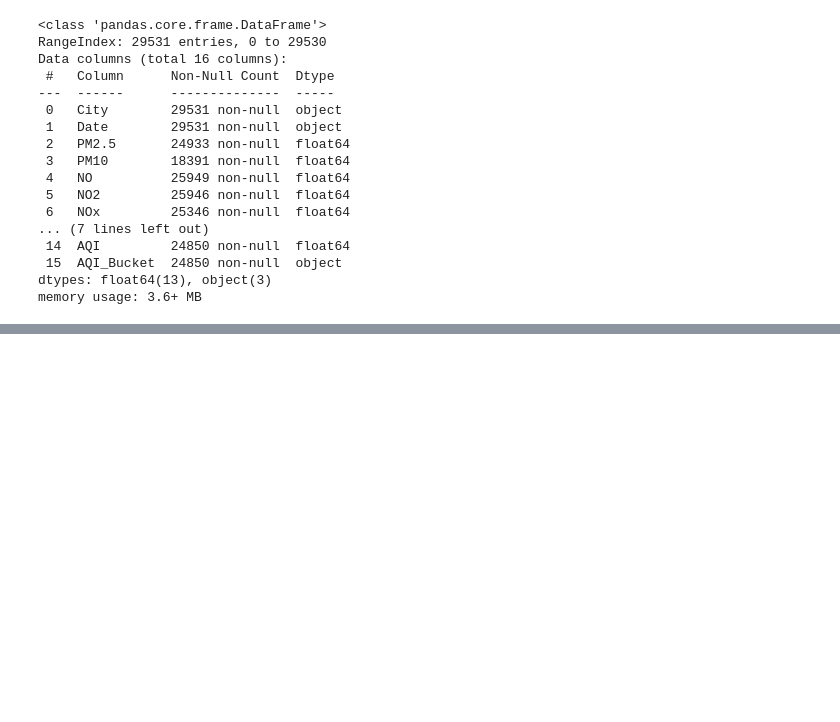
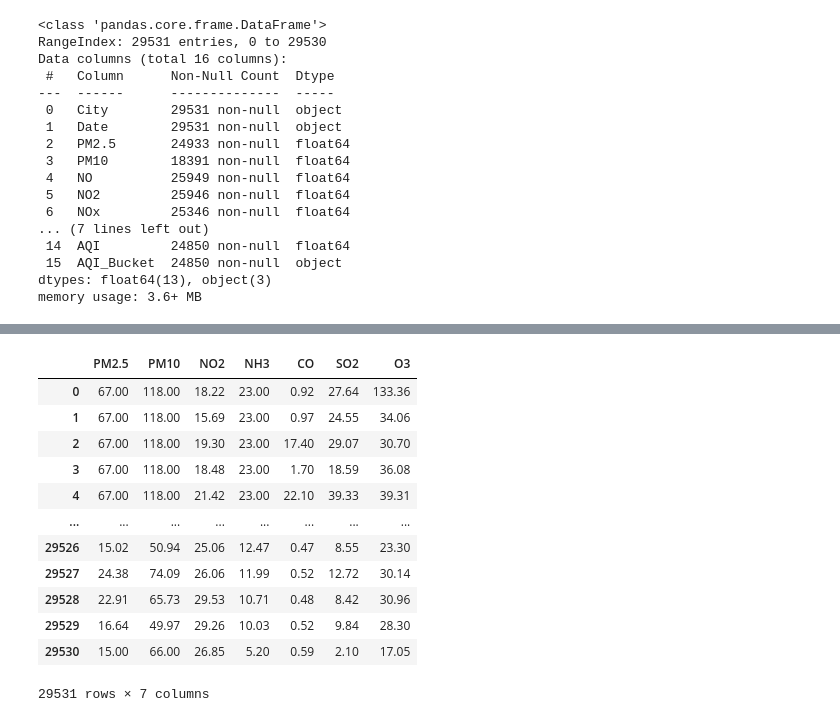
Before and after one commit to SwapyDev/Decision-Trees-vs-Linear-Regression-India-Air-Quality, a Jupyter notebook: p1_1.ipynb, the cells around one changed output, grey strips where cells are left out. Saved outputs shown, nothing was run; the diff lists cells and outputs as text; code cells hidden in the pictures; blank space fills up the shorter version.

```diff
--- a/p1_1.ipynb
+++ b/p1_1.ipynb
@@ -126,0 +159,18 @@ array([[8.1400e+01, 1.2450e+02, 1.4400e+00, ..., 2.0000e-01, 6.5000e+00,
+# %%
+#Initialize x_train
+x = train_df[["PM2.5", "PM10", "NO2", 'NH3', 'CO','SO2','O3']]
+x
+# %% [output]
+|  | PM2.5 | PM10 | NO2 | NH3 | CO | SO2 | O3 |
+| 0 | 67.00 | 118.00 | 18.22 | 23.00 | 0.92 | 27.64 | 133.36 |
+| 1 | 67.00 | 118.00 | 15.69 | 23.00 | 0.97 | 24.55 | 34.06 |
+| 2 | 67.00 | 118.00 | 19.30 | 23.00 | 17.40 | 29.07 | 30.70 |
+| 3 | 67.00 | 118.00 | 18.48 | 23.00 | 1.70 | 18.59 | 36.08 |
+| 4 | 67.00 | 118.00 | 21.42 | 23.00 | 22.10 | 39.33 | 39.31 |
+| ... | ... | ... | ... | ... | ... | ... | ... |
+| 29526 | 15.02 | 50.94 | 25.06 | 12.47 | 0.47 | 8.55 | 23.30 |
+| 29527 | 24.38 | 74.09 | 26.06 | 11.99 | 0.52 | 12.72 | 30.14 |
+| 29528 | 22.91 | 65.73 | 29.53 | 10.71 | 0.48 | 8.42 | 30.96 |
+| 29529 | 16.64 | 49.97 | 29.26 | 10.03 | 0.52 | 9.84 | 28.30 |
+| 29530 | 15.00 | 66.00 | 26.85 | 5.20 | 0.59 | 2.10 | 17.05 |
+29531 rows × 7 columns
```
Also changed, not shown: parts of 22 cells of this notebook.
